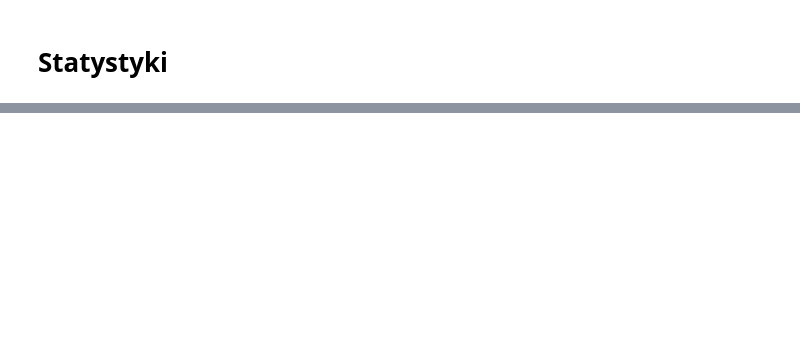
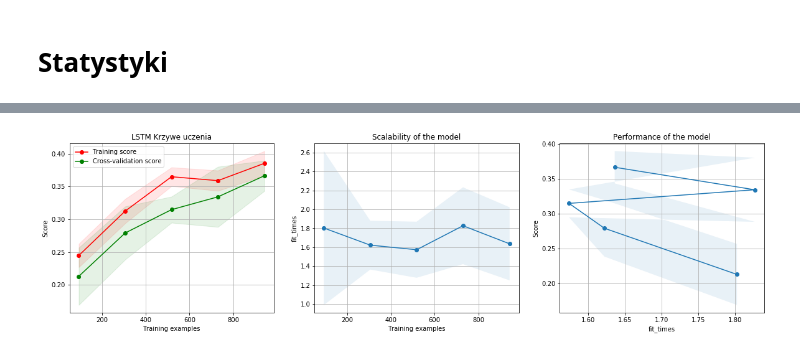
Before and after one commit to Torak28/Auto-Tag, a Jupyter notebook: LSTM.ipynb, the cells around one changed output, grey strips where cells are left out. Saved outputs shown, nothing was run; the diff lists cells and outputs as text; code cells hidden in the pictures; blank space fills up the shorter version.

```diff
--- a/LSTM.ipynb
+++ b/LSTM.ipynb
@@ -320,0 +323,40 @@ cb_learning_rate_reduction = ReduceLROnPlateau(monitor='val_loss', patience=LEAR
+# %%
+from sklearn.model_selection import GridSearchCV
+from keras.wrappers.scikit_learn import KerasClassifier
+from keras.layers import Dense, Dropout, Reshape
+
+'''
+W tym wypadku do modelu dodaje linię:
+    model.add(Reshape((5, )))
+
+By zmienić wynik z one-hot encodera na pojedynczy wynik - GridSearch nie umożliwia, by y było w 3D,
+stąd konwersja do 2D
+'''
+def create_model(optimizer='adam', dropout_rate=0.0, activation='tanh'):
+    model = Sequential()
+    model.add(LSTM(128, activation=activation, dropout=dropout_rate, return_sequences=True))
+    model.add(Dense(5, activation='softmax'))
+    model.add(Reshape((5, )))
+    model.compile(loss='categorical_crossentropy', optimizer=optimizer, metrics=['accuracy'])
+    return model
+
+# Scikit wrapper na Kerasowy klasyfikator
+model_wrapper = KerasClassifier(build_fn=create_model, verbose=1)
+
+# Przeszukiwane zmienne
+batch_size = [None, 10, 20] #[None, 10, 20, 40]
+epochs = [10, 50, 100, 200] #[10, 50, 100, 150, 200]
+optimizer = ['Adam', 'Adadelta'] #['SGD', 'RMSprop', 'Adadelta', 'Adam']
+activation = ['tanh', 'relu'] #['softmax', 'relu', 'tanh', 'sigmoid']
+dropout_rate = [0.0, 0.1, 0.2] #[0.0, 0.1, 0.2, 0.3]
+
+
+param_grid = dict(batch_size=batch_size,
+                  epochs=epochs,
+                  optimizer=optimizer,
+                  activation=activation,
+                  dropout_rate=dropout_rate)
+grid = GridSearchCV(estimator=model_wrapper, param_grid=param_grid, n_jobs=-1, cv=2, verbose=1)
+grid_result = grid.fit(X_train, numpy.squeeze(y_train, axis=1))
+
+print("Najlepsze acc: %f używając %s" % (grid_result.best_score_, grid_result.best_params_))
@@ -464,0 +539,6 @@ F-score: 0.7030780178794276
+# %%
+from utils.learning_curve import plot_learning_curve
+
+# Zbudowane na wrapperze + y_test ma zmiejszone wymiary by być zgodne z funkcją i samym modelem
+plot_learning_curve(model_wrapper, "LSTM Krzywe uczenia", X_test, numpy.squeeze(y_test, axis=1))
+# %% [output]
@@ -464,0 +563 @@ F-score: 0.7030780178794276
+[figure, added]
```
Also changed, not shown: parts of 17 cells of this notebook.
